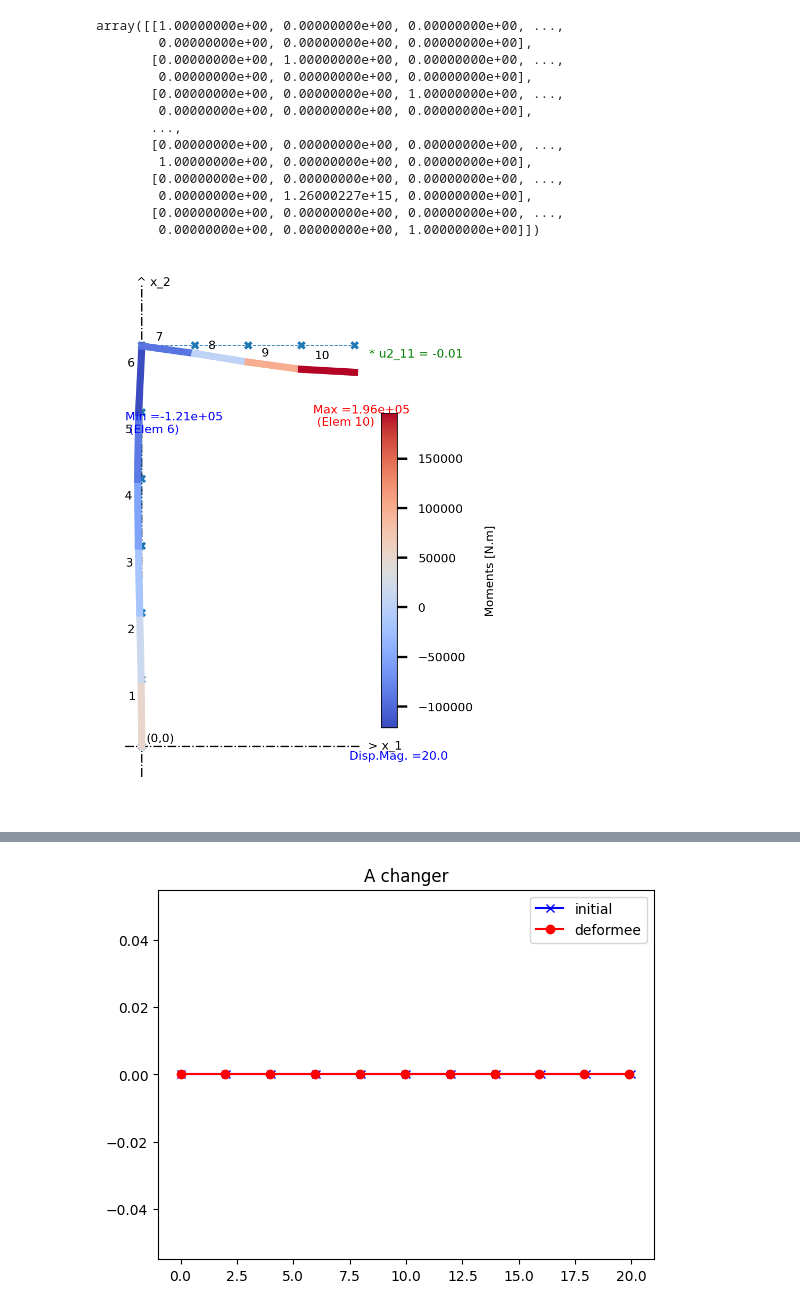
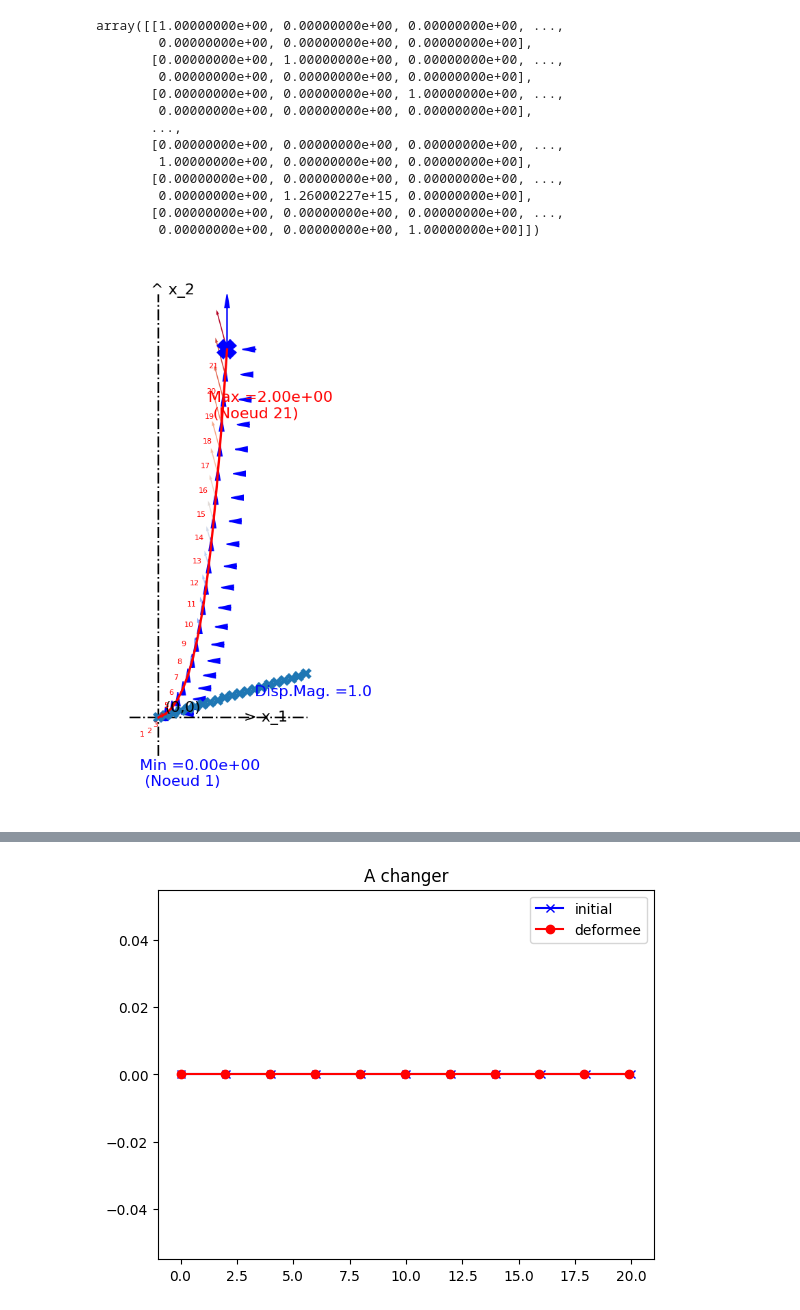
Before and after one commit to sylvain-drapier/EF_Hermite, a Jupyter notebook: EF_Hermitte_Lineaire.ipynb, the cells around one changed output, grey strips where cells are left out. Saved outputs shown, nothing was run; the diff lists cells and outputs as text; code cells hidden in the pictures.

```diff
--- a/EF_Hermitte_Lineaire.ipynb
+++ b/EF_Hermitte_Lineaire.ipynb
@@ -350,17 +350,17 @@ Utilisation d'une fonction pour 1 poutre simple (tests) ou lecture depuis fichie
 """
 
 # A/ maillage d'une poutre test : définition du maillage de 'Nl' éléments orientés d'un angle 'angle'
-# Fonction de Maillage d'une poutre droite : Cl.fonct_Maille_Poutre(longueur, Nl, angle)
-longueur = 2.
-Nl = 2
-angle = 0.
+# Fonction de Maillage d'une poutre droite : Cl.fonct_Maille_Poutre(longueur, Nl, angle)  (angle en DEGRES)
+longueur = 1.
+Nl = 20
+angle = 15.  # en degrés, par rapport à x1
 
 """ Création de la liste des noeuds - la position du noeud en partant de 0 est celle qui servira
 à stocker les ddls, indépendamment de son numéro """
-#nodes_global, nodes_elem = Cl.fonct_Maille_Poutre(longueur, Nl, 0)
+nodes_global, nodes_elem = Cl.fonct_Maille_Poutre(longueur, Nl, angle)
 
 # B/ Maillage à partir de 2 fichiers: définition des noeuds (num_node, x, y) et défintion des éléments (num_elem, inode1, inode2)
-nodes_global, nodes_elem = Cl.fonct_Maille_depuis_Fichier(path+'portique_noeuds.txt', path+'portique_elem.txt')
+#nodes_global, nodes_elem = Cl.fonct_Maille_depuis_Fichier(path+'portique_noeuds.txt', path+'portique_elem.txt')
 nb_nodes = len(nodes_global)
 nb_elem = len(nodes_elem)
 
@@ -370,12 +370,13 @@ rho = 2.6E3
 bs = 0.15
 hs = 0.3
 ES = E * bs * hs
-EI = E * bs * hs**3/12
+#EI = E * bs * hs**3/12
+EI = 1
 Smasse = rho * bs * hs # masse de la section
 meca_elem = np.repeat([[ES, EI,Smasse]],nb_elem,axis=0)
 
 px = 0. #9.81 * rho * bs * hs
-py = 0.E2
+py = 8.
 px_py = np.repeat([[px, py]],nb_elem,axis=0)
 
 props_elem = [meca_elem, px_py]
@@ -393,8 +394,8 @@ pb.Maillage_Assemblage()
 """
 total_dofs = pb.total_dofs
 
-pb.CL_forces = []#[[11,2,-5E3]]#[,1,-1/np.sqrt(2)],[11,2,-1./np.sqrt(2)]]#,[3,1,2E3]]
-pb.CL_deplacements = [[1,1,0],[1,2,0],[1,3,0],[nb_nodes,1,0],[nb_nodes,3,0],[nb_nodes,2,-1E-2]]
+pb.CL_forces = [[nb_nodes,1,-3*np.sin(np.radians(angle))],[nb_nodes,2,3*np.cos(np.radians(angle))]]  # effort transverse 3 N, angle en degrés #[[nb_nodes,2,3]]#[[11,2,-5E3]]#[,1,-1/np.sqrt(2)],[11,2,-1./np.sqrt(2)]]#,[3,1,2E3]]
+pb.CL_deplacements = [[1,1,0],[1,2,0],[1,3,0]]#,[nb_nodes,1,0],[nb_nodes,3,0],[nb_nodes,2,-1E-2]]
 
 pb.Application_CL()
 
@@ -420,15 +421,15 @@ array([[1.00000000e+00, 0.00000000e+00, 0.00000000e+00, ...,
 # %%
 """
     4/ Résolution
 """
 dofs = pb.Resol()
 
 # Mise à jour des champs cinématiques et statiques
 elem_global = pb.Calcul_Def_Eff()
 
 """
     5/ Affichage - si pas de colormap donnée (coolwarm, bwr, seismic, ...), pas d'affichage de la colorbar
 """
-pb.Affichage('M', 'coolwarm', vp = 5)
+pb.Affichage('u', 'coolwarm', vp = 5)
 # %% [output]
-[figure, old version]
+[figure, new version]
```
Also changed, not shown: parts of 2 cells of this notebook, 4 other files.
